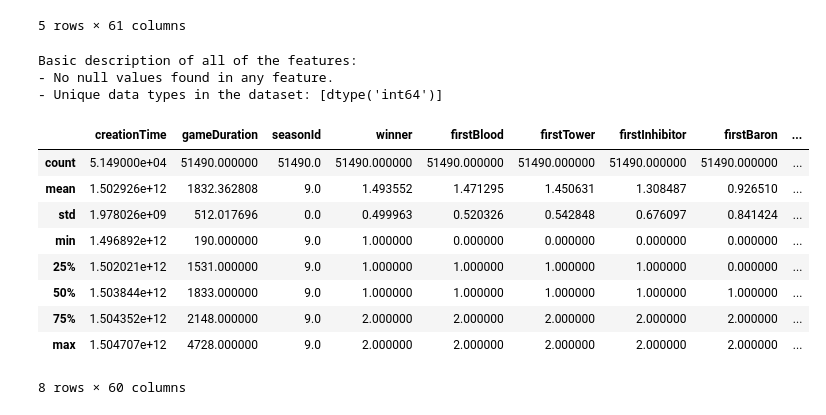
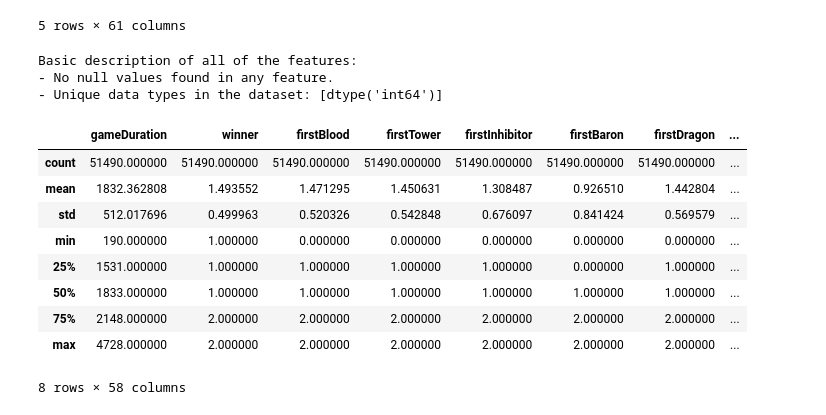
Before and after one commit to jadosh123/lol-ranked-game-predictor, a Jupyter notebook: data_exploration.ipynb, the cells around one changed output. Drawn from its saved outputs; the diff is of its cells as text; code cells hidden in the pictures.

```diff
--- a/data_exploration.ipynb
+++ b/data_exploration.ipynb
@@ -26,30 +26,33 @@ Column names: ['gameId', 'creationTime', 'gameDuration', 'seasonId', 'winner', '
 5 rows × 61 columns
 # %%
 print("Basic description of all of the features:")
-df = df.drop('gameId', axis=1)
+
+# We store the creation time for later maybe
+creation_time_col = df['creationTime']
+df = df.drop(['gameId', 'creationTime', 'seasonId'], axis=1)
 
 # Detecting any null values in features
 null_counts = df.isna().sum()
 if (null_counts == 0).all():
     print("- No null values found in any feature.")
 else:
     print(f"- Features with null values:\n{null_counts[null_counts > 0]}")
 
 # Checking data types
 print(f"- Unique data types in the dataset: {(df.dtypes.unique())}")
 
 df.describe()
 # %% [output]
 Basic description of all of the features:
 - No null values found in any feature.
 - Unique data types in the dataset: [dtype('int64')]
-|  | creationTime | gameDuration | seasonId | winner | firstBlood | firstTower | firstInhibitor | firstBaron | ... |
-| count | 5.149000e+04 | 51490.000000 | 51490.0 | 51490.000000 | 51490.000000 | 51490.000000 | 51490.000000 | 51490.000000 | ... |
-| mean | 1.502926e+12 | 1832.362808 | 9.0 | 1.493552 | 1.471295 | 1.450631 | 1.308487 | 0.926510 | ... |
-| std | 1.978026e+09 | 512.017696 | 0.0 | 0.499963 | 0.520326 | 0.542848 | 0.676097 | 0.841424 | ... |
-| min | 1.496892e+12 | 190.000000 | 9.0 | 1.000000 | 0.000000 | 0.000000 | 0.000000 | 0.000000 | ... |
-| 25% | 1.502021e+12 | 1531.000000 | 9.0 | 1.000000 | 1.000000 | 1.000000 | 1.000000 | 0.000000 | ... |
-| 50% | 1.503844e+12 | 1833.000000 | 9.0 | 1.000000 | 1.000000 | 1.000000 | 1.000000 | 1.000000 | ... |
-| 75% | 1.504352e+12 | 2148.000000 | 9.0 | 2.000000 | 2.000000 | 2.000000 | 2.000000 | 2.000000 | ... |
-| max | 1.504707e+12 | 4728.000000 | 9.0 | 2.000000 | 2.000000 | 2.000000 | 2.000000 | 2.000000 | ... |
+|  | gameDuration | winner | firstBlood | firstTower | firstInhibitor | firstBaron | firstDragon | ... |
+| count | 51490.000000 | 51490.000000 | 51490.000000 | 51490.000000 | 51490.000000 | 51490.000000 | 51490.000000 | ... |
+| mean | 1832.362808 | 1.493552 | 1.471295 | 1.450631 | 1.308487 | 0.926510 | 1.442804 | ... |
+| std | 512.017696 | 0.499963 | 0.520326 | 0.542848 | 0.676097 | 0.841424 | 0.569579 | ... |
+| min | 190.000000 | 1.000000 | 0.000000 | 0.000000 | 0.000000 | 0.000000 | 0.000000 | ... |
+| 25% | 1531.000000 | 1.000000 | 1.000000 | 1.000000 | 1.000000 | 0.000000 | 1.000000 | ... |
+| 50% | 1833.000000 | 1.000000 | 1.000000 | 1.000000 | 1.000000 | 1.000000 | 1.000000 | ... |
+| 75% | 2148.000000 | 2.000000 | 2.000000 | 2.000000 | 2.000000 | 2.000000 | 2.000000 | ... |
+| max | 4728.000000 | 2.000000 | 2.000000 | 2.000000 | 2.000000 | 2.000000 | 2.000000 | ... |
-8 rows × 60 columns
+8 rows × 58 columns
```
Also changed, not shown: parts of 1 cell of this notebook, 1 other file.
